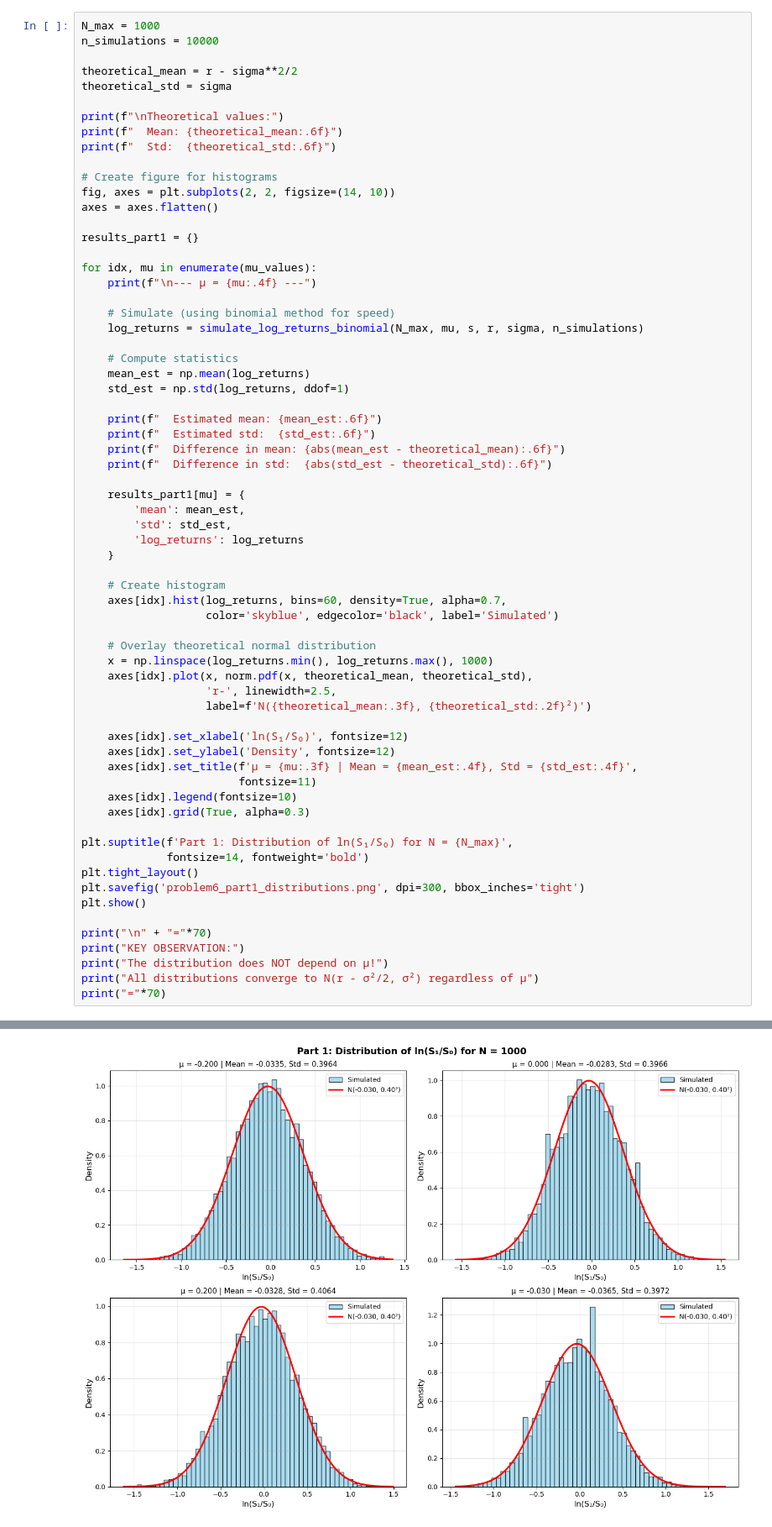
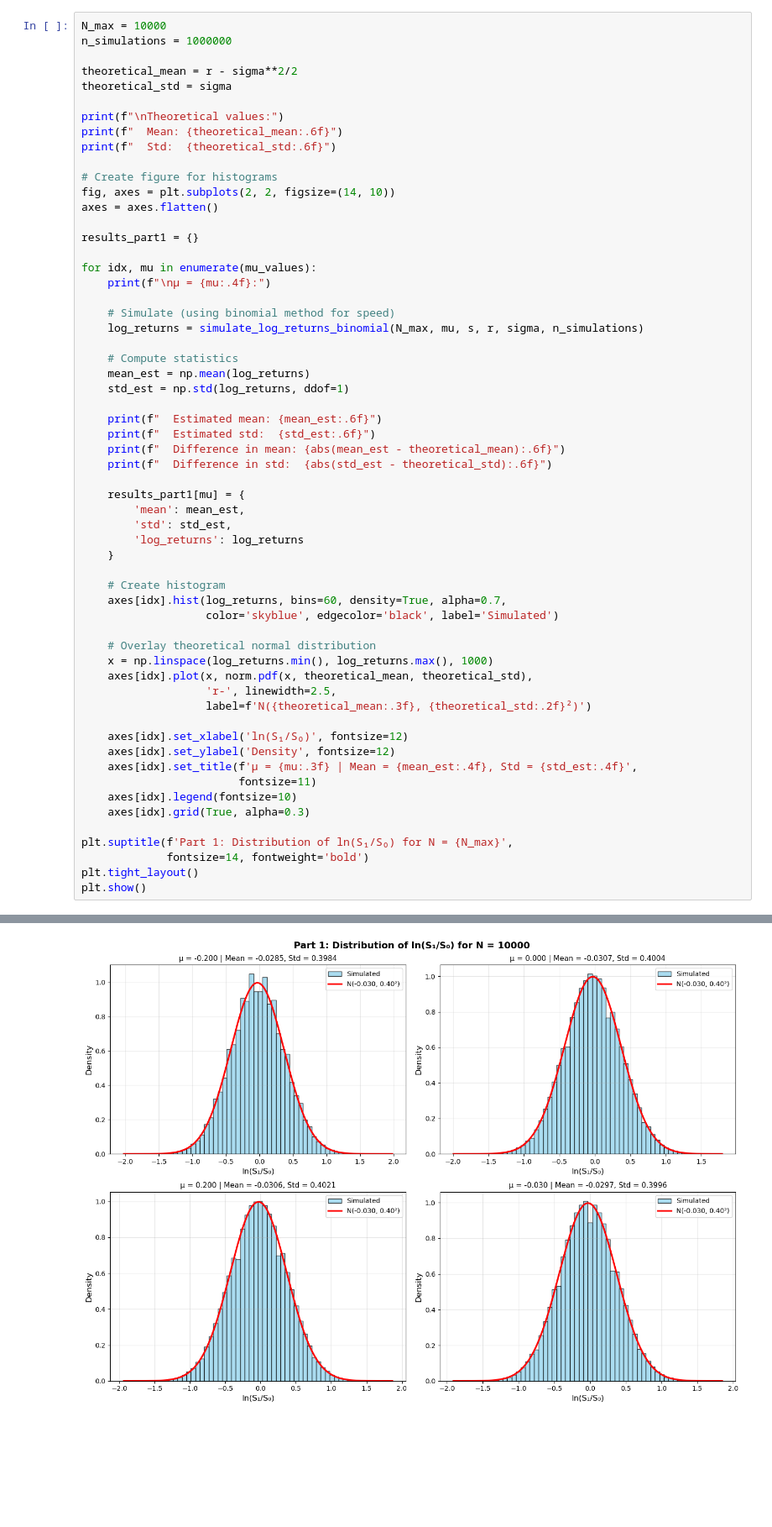
Before and after one commit to attiaj/Monte-Carlo-Simulations, a Jupyter notebook: Homework 1/Question_6.ipynb, the cells around one changed output, grey strips where cells are left out. Shown at 84% size. Saved outputs shown, nothing was run; the diff lists cells and outputs as text; blank space fills up the shorter version.

```diff
--- a/Homework 1/Question_6.ipynb
+++ b/Homework 1/Question_6.ipynb
@@ -33,8 +33,8 @@ def simulate_log_returns_binomial(N, mu, s, r, sigma, n_simulations):
 
     return log_returns
 # %%
-N_max = 1000
-n_simulations = 10000
+N_max = 10000
+n_simulations = 1000000
 
 theoretical_mean = r - sigma**2/2
 theoretical_std = sigma
@@ -50,7 +50,7 @@ axes = axes.flatten()
 results_part1 = {}
 
 for idx, mu in enumerate(mu_values):
-    print(f"\n--- μ = {mu:.4f} ---")
+    print(f"\nμ = {mu:.4f}:")
 
     # Simulate (using binomial method for speed)
     log_returns = simulate_log_returns_binomial(N_max, mu, s, r, sigma, n_simulations)
@@ -90,14 +90,7 @@ for idx, mu in enumerate(mu_values):
 plt.suptitle(f'Part 1: Distribution of ln(S₁/S₀) for N = {N_max}',
              fontsize=14, fontweight='bold')
 plt.tight_layout()
-plt.savefig('problem6_part1_distributions.png', dpi=300, bbox_inches='tight')
 plt.show()
-
-print("\n" + "="*70)
-print("KEY OBSERVATION:")
-print("The distribution does NOT depend on μ!")
-print("All distributions converge to N(r - σ²/2, σ²) regardless of μ")
-print("="*70)
 # %% [output]
 Theoretical values:
   Mean: -0.030000
@@ -119 +112 @@ Theoretical values:
-[figure, old version]
+[figure, new version]
```
Also changed, not shown: parts of 2 cells of this notebook, 3 other files.
